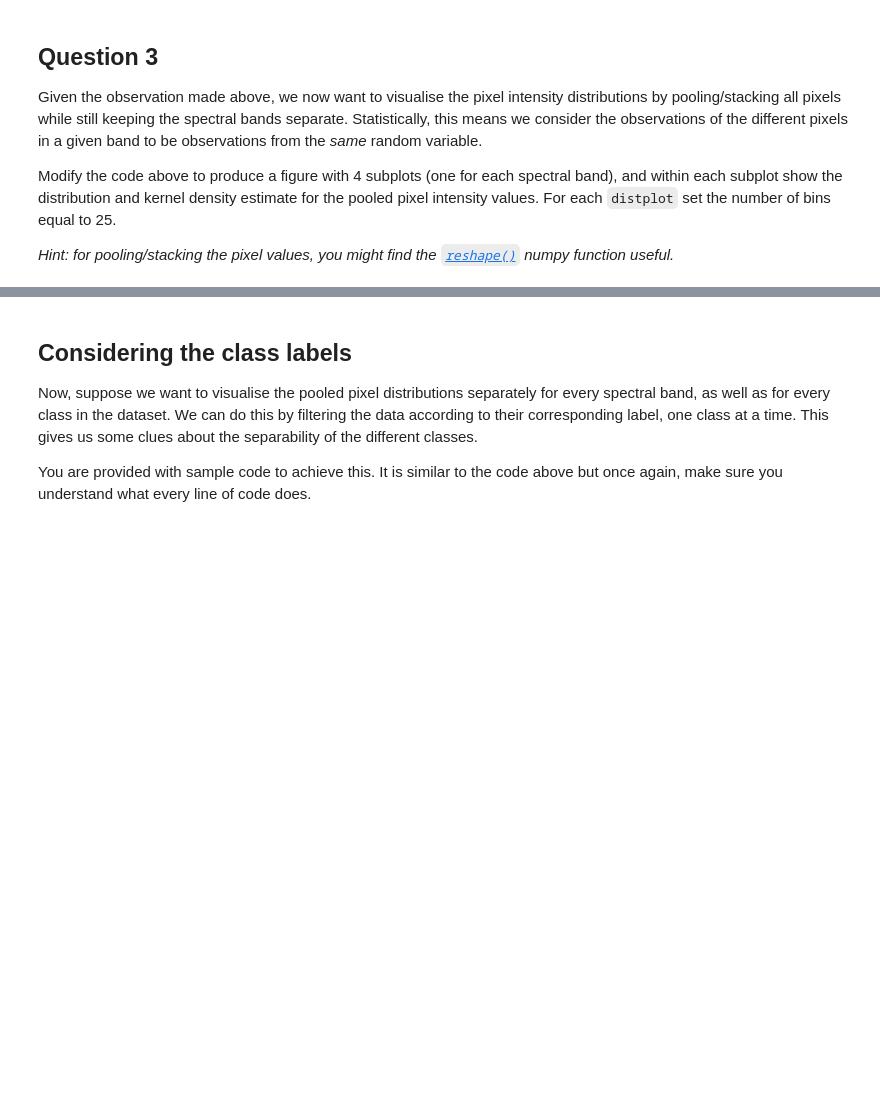
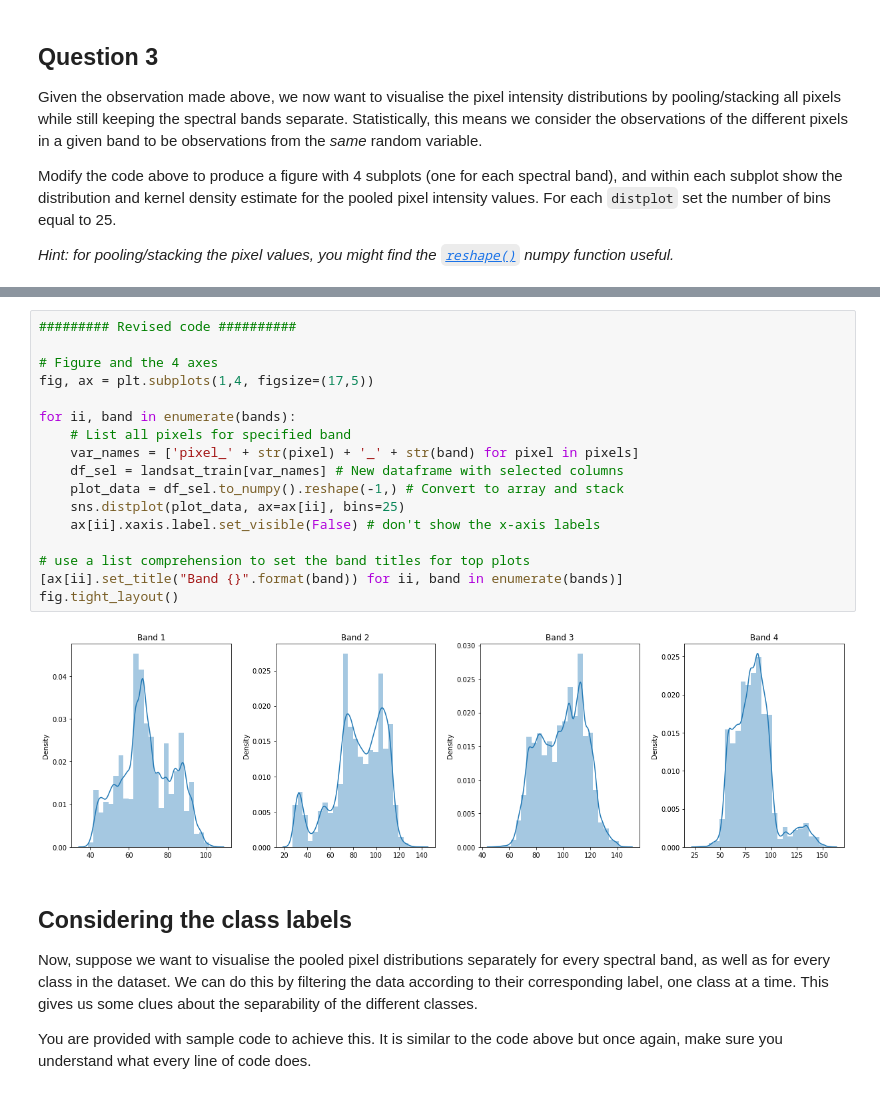
Before and after one commit to c-abbott/dme-2021, a Jupyter notebook: 01_Lab_1_Visualisation.ipynb, the cells around one changed output, grey strips where cells are left out. Cells and saved outputs as stored; diff of their text form; blank space fills up the shorter version.

```diff
--- a/01_Lab_1_Visualisation.ipynb
+++ b/01_Lab_1_Visualisation.ipynb
@@ -240,3 +401,22 @@ Modify the code above to produce a figure with 4 subplots (one for each spectral
+# %%
+######### Revised code ##########
+
+# Figure and the 4 axes
+fig, ax = plt.subplots(1,4, figsize=(17,5))
+
+for ii, band in enumerate(bands):
+    # List all pixels for specified band
+    var_names = ['pixel_' + str(pixel) + '_' + str(band) for pixel in pixels]
+    df_sel = landsat_train[var_names] # New dataframe with selected columns
+    plot_data = df_sel.to_numpy().reshape(-1,) # Convert to array and stack
+    sns.distplot(plot_data, ax=ax[ii], bins=25)
+    ax[ii].xaxis.label.set_visible(False) # don't show the x-axis labels
+
+# use a list comprehension to set the band titles for top plots
+[ax[ii].set_title("Band {}".format(band)) for ii, band in enumerate(bands)]
+fig.tight_layout()
+# %% [output]
+[figure, added]
 # %% [markdown]
 ## Considering the class labels
 Now, suppose we want to visualise the pooled pixel distributions separately for every spectral band, as well as for every class in the dataset. We can do this by filtering the data according to their corresponding label, one class at a time. This gives us some clues about the separability of the different classes.
```
Also changed, not shown: parts of 40 cells of this notebook.
